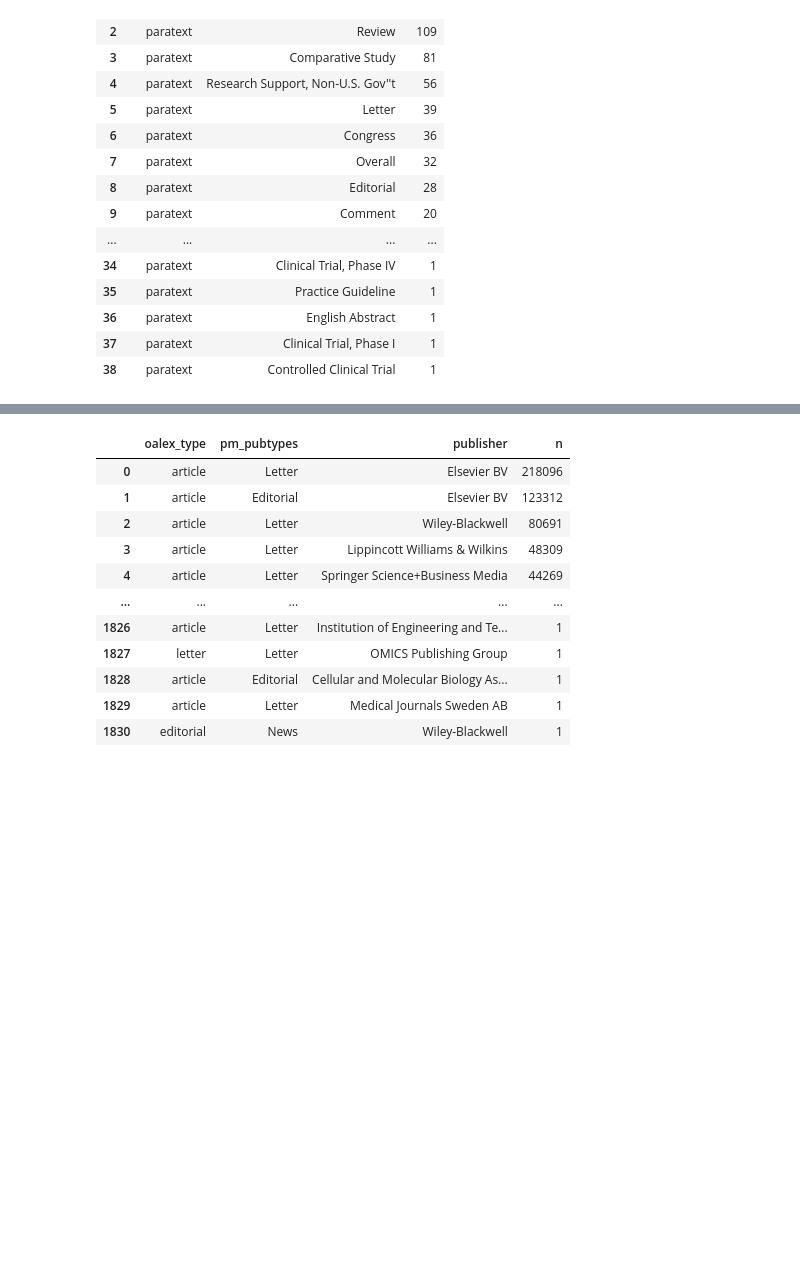
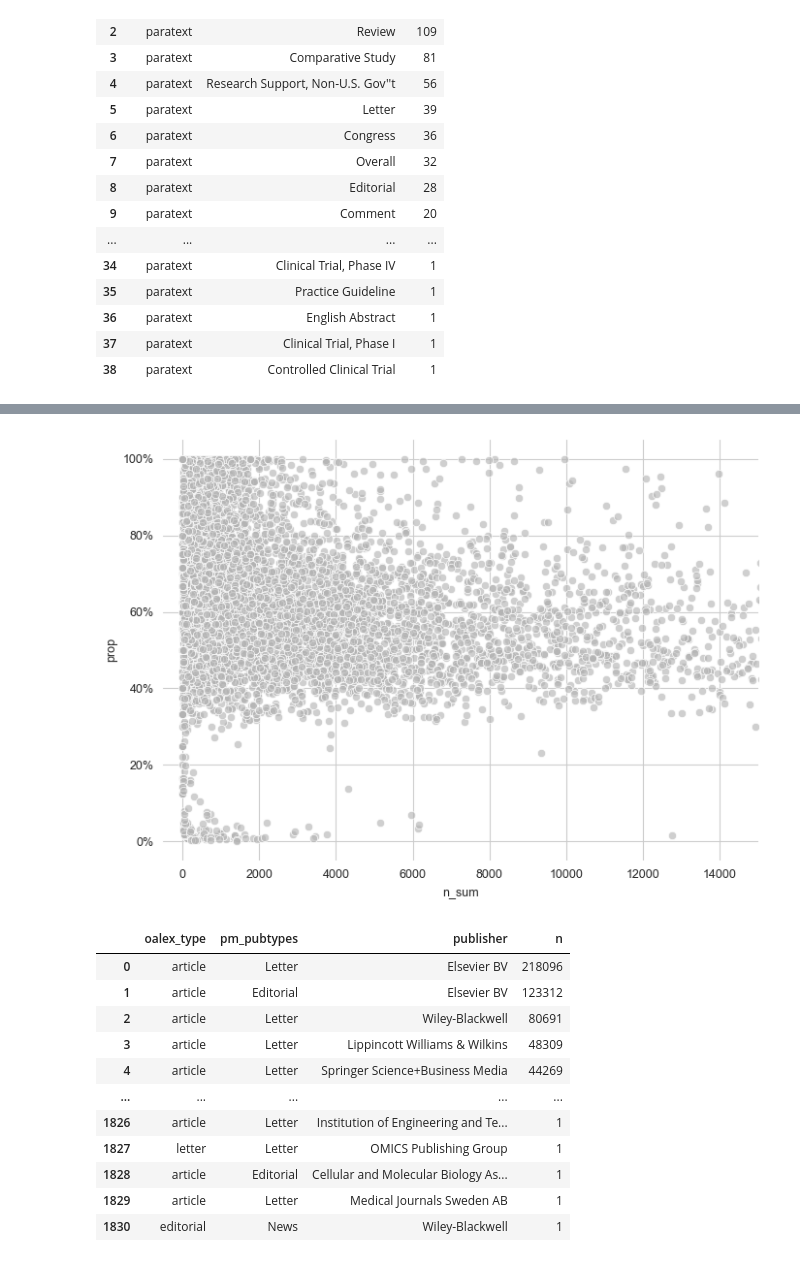
Before and after one commit to naustica/openalex_doctypes, a Jupyter notebook: codebook.ipynb, the cells around one changed output, grey strips where cells are left out. Cells and saved outputs as stored; diff of their text form; code cells hidden in the pictures; blank space fills up the shorter version.

```diff
--- a/codebook.ipynb
+++ b/codebook.ipynb
@@ -329,3 +388,47 @@ openalex_pm_pubtypes_publisher
+# %%
+openalex_pm_pubtypes_journal = client.query(f"""
+                SELECT oalex.type AS oalex_type, ptype AS pm_pubtypes,
+                    primary_location.source.display_name AS journal, COUNT(DISTINCT(oalex.doi)) AS n
+                FROM `subugoe-wag-closed.pubmed.pubmed_bulk_dec_2022` AS pm
+                JOIN `subugoe-collaborative.openalex.works` AS oalex
+                ON LOWER(oalex.doi) = LOWER(pm.doi)
+                GROUP BY oalex_type, pm_pubtypes, journal
+                ORDER BY n DESC
+                """).to_dataframe()
+# %%
+openalex_pm_pubtypes_journal['new_openalex_type'] = openalex_pm_pubtypes_journal.apply(
+                                                    lambda row : mapping_types(openalex_type_mapping,
+                                                                               row['oalex_type']), axis=1)
+openalex_pm_pubtypes_journal['new_pm_type'] = openalex_pm_pubtypes_journal.apply(
+                                                    lambda row : mapping_types(pubmed_type_mapping,
+                                                                               row['pm_pubtypes']), axis=1)
+# %%
+openalex_pm_pubtypes_journal
+openalex_pm_pubtypes_journal['type_match'] = (openalex_pm_pubtypes_journal['new_openalex_type']) == (openalex_pm_pubtypes_journal['new_pm_type'])
+openalex_pm_pubtypes_journal['type_match'] = openalex_pm_pubtypes_journal['type_match'].astype(int)
+# %%
+df1 = openalex_pm_pubtypes_journal[openalex_pm_pubtypes_journal.type_match == 1].groupby(['journal'])['n'].sum().reset_index().rename(columns={'n': '1_sum'})
+df2 = openalex_pm_pubtypes_journal.groupby(['journal'])['n'].sum().reset_index().rename(columns={'n': 'n_sum'})
+df3 = pd.merge(df1, df2, on='journal')
+df3['prop'] = df3['1_sum'] / df3['n_sum']
+# %%
+fig, ax = plt.subplots(figsize=(7,5))
+
+plt.box(False)
+
+sns.scatterplot(data=df3,
+                x='n_sum',
+                y='prop',
+                color='#b3b3b3a0')
+
+ax.xaxis.set_major_formatter(mtick.FormatStrFormatter('%.0f'))
+ax.yaxis.set_major_formatter(mtick.PercentFormatter(1.0))
+ax.set_xlim(-500, 15000)
+
+plt.tight_layout()
+plt.show()
+# %% [output]
+[figure, added]
 # %%
 openalex_pm_pubtypes_publisher_editorial = client.query(f"""
                 SELECT oalex.type AS oalex_type, ptype AS pm_pubtypes, s.host_organization_name AS publisher, COUNT(DISTINCT(oalex.doi)) AS n
```
Also changed, not shown: parts of 16 cells of this notebook.
